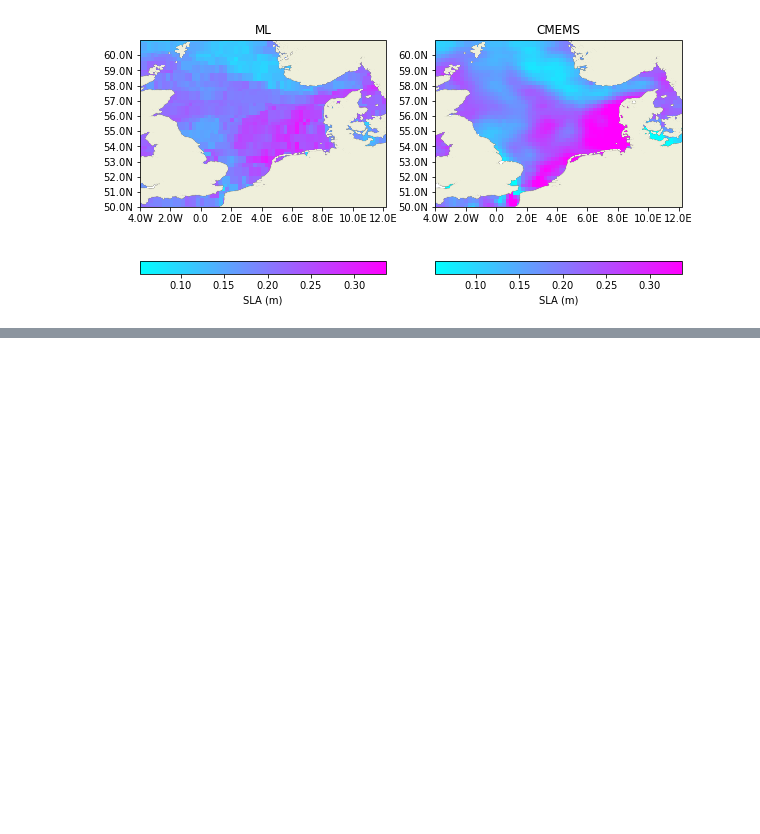
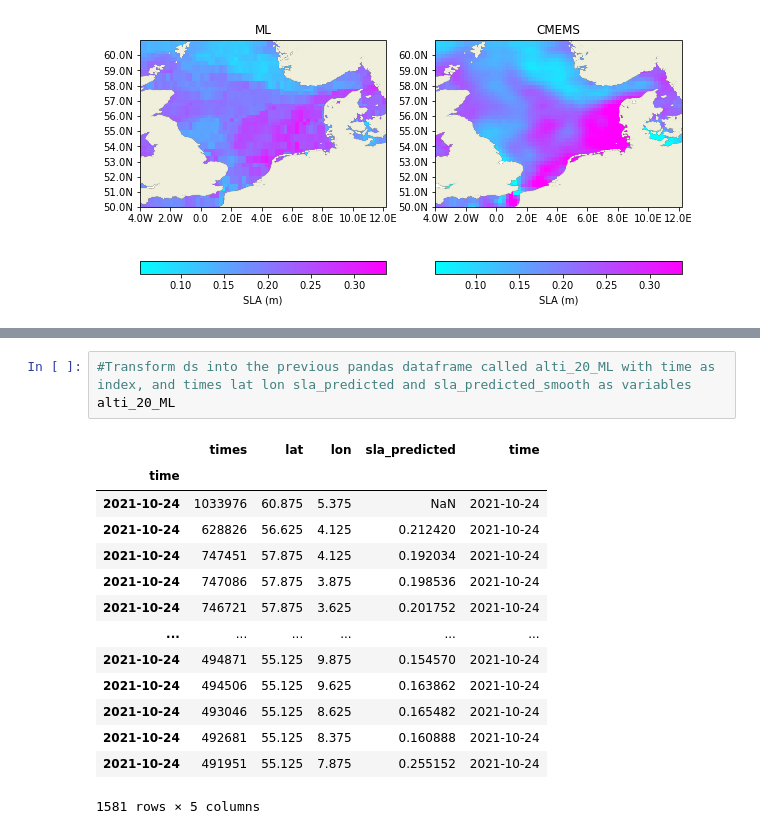
Before and after one commit to ne62rut/machine_learning_altimetry_validation, a Jupyter notebook: plot_dailymapsexample.ipynb, the cells around one changed output, grey strips where cells are left out. Cells and saved outputs as stored; diff of their text form; blank space fills up the shorter version.

```diff
--- a/plot_dailymapsexample.ipynb
+++ b/plot_dailymapsexample.ipynb
@@ -234,0 +291,18 @@ See the caveats in the documentation: https://pandas.pydata.org/pandas-docs/stab
+# %%
+#Transform ds into the previous pandas dataframe called alti_20_ML with time as index, and times lat lon sla_predicted and sla_predicted_smooth as variables
+alti_20_ML
+# %% [output]
+|  | times | lat | lon | sla_predicted | time |
+| time |  |  |  |  |  |
+| 2021-10-24 | 1033976 | 60.875 | 5.375 | NaN | 2021-10-24 |
+| 2021-10-24 | 628826 | 56.625 | 4.125 | 0.212420 | 2021-10-24 |
+| 2021-10-24 | 747451 | 57.875 | 4.125 | 0.192034 | 2021-10-24 |
+| 2021-10-24 | 747086 | 57.875 | 3.875 | 0.198536 | 2021-10-24 |
+| 2021-10-24 | 746721 | 57.875 | 3.625 | 0.201752 | 2021-10-24 |
+| ... | ... | ... | ... | ... | ... |
+| 2021-10-24 | 494871 | 55.125 | 9.875 | 0.154570 | 2021-10-24 |
+| 2021-10-24 | 494506 | 55.125 | 9.625 | 0.163862 | 2021-10-24 |
+| 2021-10-24 | 493046 | 55.125 | 8.625 | 0.165482 | 2021-10-24 |
+| 2021-10-24 | 492681 | 55.125 | 8.375 | 0.160888 | 2021-10-24 |
+| 2021-10-24 | 491951 | 55.125 | 7.875 | 0.255152 | 2021-10-24 |
+1581 rows × 5 columns
```
Also changed, not shown: parts of 5 cells of this notebook.
